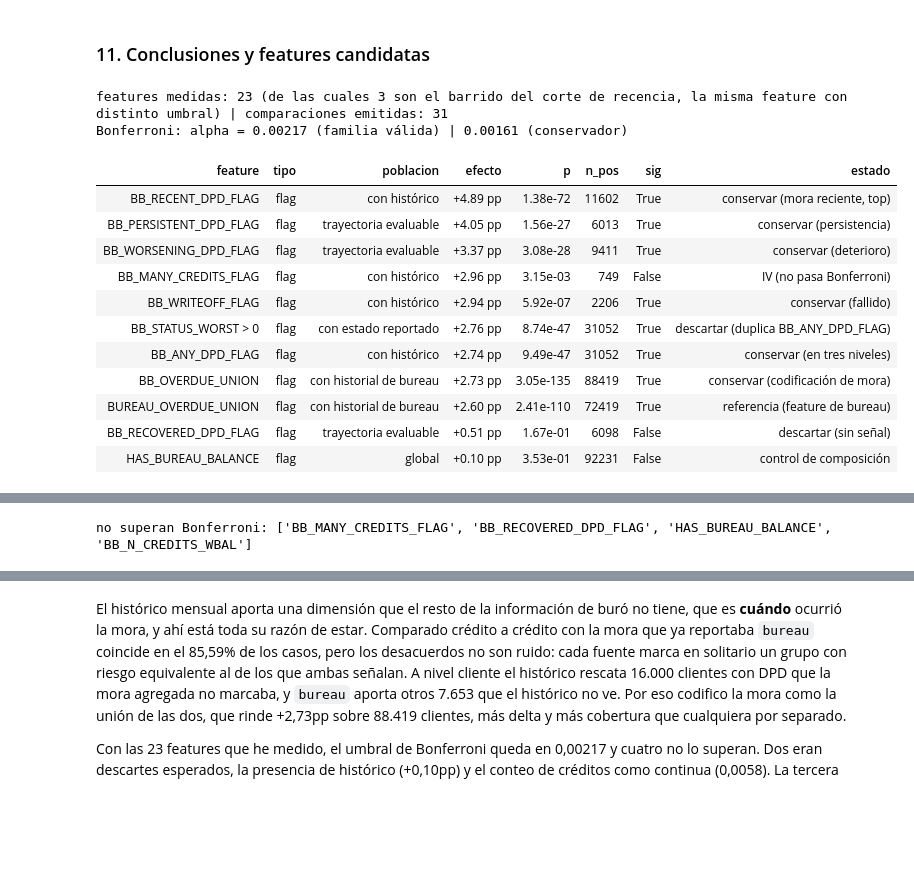
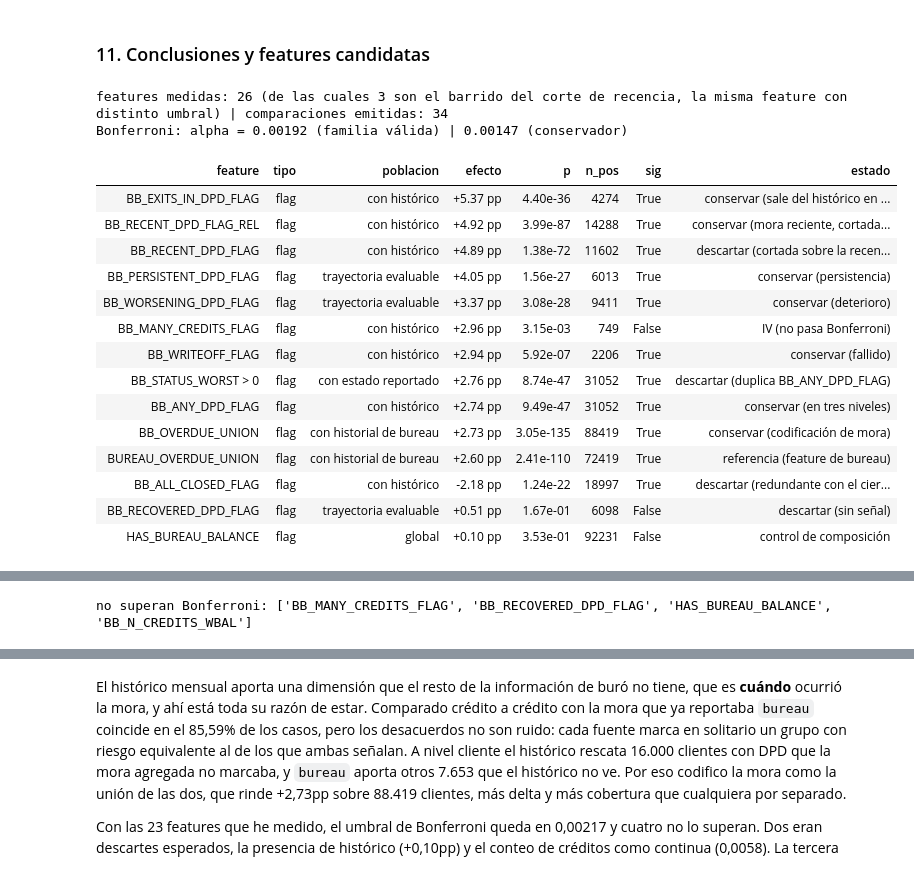
Before and after one commit to yeraybc/home-credit-default-risk, a Jupyter notebook: notebooks/03_eda_bureau_balance.ipynb, the cells around one changed output, grey strips where cells are left out. Saved outputs shown, nothing was run; the diff lists cells and outputs as text; code cells hidden in the pictures; blank space fills up the shorter version.

```diff
--- a/notebooks/03_eda_bureau_balance.ipynb
+++ b/notebooks/03_eda_bureau_balance.ipynb
@@ -684,0 +709,15 @@ población: 470,762 créditos con ventana de 6 meses o más
+# %%
+# ¿en qué estado se despide cada crédito del histórico?
+credf["ult"] = t.groupby("SK_ID_BUREAU")["STATUS"].last().astype(str)
+tabu = credf.groupby("ult", observed=True)["TARGET"].agg(n="size", tasa="mean").reindex(orden)
+tabu["tasa"] = (tabu["tasa"] * 100).round(2)
+display(tabu)
+
+fig, ax = plt.subplots(figsize=(7, 3.2))
+colores = ["mediumseagreen", "orange", COLOR_NODEF, "gold", "goldenrod", "darkorange", "orangered", COLOR_DEF]
+barras = ax.bar(orden, tabu["tasa"], color=colores)
+ax.bar_label(barras, fmt="%.2f")
+ax.axhline(credf["TARGET"].mean() * 100, color="black", ls="--", label="default global")
+ax.set(title="Salir del histórico en mora casi dobla el riesgo de salir cerrado",
+       ylabel="% default", xlabel="estado en el último mes observado")
+ax.legend(); plt.tight_layout(); plt.show()
@@ -684,0 +736,24 @@ población: 470,762 créditos con ventana de 6 meses o más
+# %%
+# tres preguntas que la trayectoria deja abiertas, medidas antes de proponer nada
+p1 = t.loc[par & t["STATUS"].astype(str).eq("1")].assign(sig=sig)
+escalo = p1.groupby("SK_ID_BUREAU")["sig"].apply(lambda x: x.isin(["2", "3", "4", "5"]).any())
+curo = p1.groupby("SK_ID_BUREAU")["sig"].apply(lambda x: x.isin(["0", "C"]).any())
+paso_por_1 = credf.index.isin(escalo.index)
+
+nuevo = t["isDPD"] & ~t.groupby("SK_ID_BUREAU")["isDPD"].shift(1, fill_value=False)
+credf["episodios"] = nuevo.groupby(t["SK_ID_BUREAU"]).sum()
+con_mora = credf["n_dpd"] > 0
+
+ev_cred.evaluar_flags([
+    ("escaló desde el primer tramo", escalo.reindex(credf.index, fill_value=False), paso_por_1, "pasaron por el tramo 1"),
+    ("curó sin escalar", (curo & ~escalo).reindex(credf.index, fill_value=False), paso_por_1, "pasaron por el tramo 1"),
+    ("dos o más episodios de mora", credf["episodios"] >= 2, con_mora, "créditos con mora"),
+])
+print(f"Pearson entre episodios y meses en mora: {credf.loc[con_mora, 'episodios'].corr(credf.loc[con_mora, 'n_dpd']):.4f}")
+
+# ¿importa cuándo llega el primer impago dentro de la vida observada del crédito?
+credf["mes_primer_dpd"] = t.loc[t["isDPD"]].groupby("SK_ID_BUREAU")["MONTHS_BALANCE"].min() - credf["ini"]
+bp = pd.cut(credf["mes_primer_dpd"], [-1, 5, 11, 23, 200], labels=["0-5m", "6-11m", "12-23m", "24m+"])
+tabp = credf.groupby(bp, observed=True)["TARGET"].agg(n="size", tasa="mean")
+tabp["tasa"] = (tabp["tasa"] * 100).round(2)
+display(tabp)
@@ -1327,7 +1516,10 @@ En resumen, lo que entra es el núcleo de mora reciente (`BB_RECENT_DPD_FLAG` y
 # %%
 # ranking consolidado: una decisión por feature, con la población en la que se midió
 ESTADO = {
-    "BB_RECENT_DPD_FLAG": "conservar (mora reciente, top)",
+    "BB_RECENT_DPD_FLAG_REL": "conservar (mora reciente, cortada sobre la recencia relativa)",
+    "BB_RECENT_DPD_FLAG": "descartar (cortada sobre la recencia absoluta, que también se descarta)",
+    "BB_EXITS_IN_DPD_FLAG": "conservar (sale del histórico en mora)",
+    "BB_ALL_CLOSED_FLAG": "descartar (redundante con el cierre que reporta bureau)",
     "BB_MONTHS_SINCE_LAST_DPD_REL": "conservar (recencia, en tramos)",
     "BB_OVERDUE_UNION": "conservar (codificación de mora)",
     "BB_ANY_DPD_FLAG": "conservar (en tres niveles)",
@@ -1347,36 +1539,38 @@ ESTADO = {
     "BB_RECOVERED_DPD_FLAG": "descartar (sin señal)",
     "HAS_BUREAU_BALANCE": "control de composición",
     "BUREAU_OVERDUE_UNION": "referencia (feature de bureau)",
 }
 barrido = [f["feature"] for f in ev.fb_flags if f["feature"].startswith("impago en los últimos")]
 
 n_feat = len(ev.fb_flags) + len(ev.fb_cont)          # familia válida: una decisión por feature
 alpha = 0.05 / n_feat
 alpha_consv = 0.05 / len(ev.fb_comparisons)          # todas las emitidas, referencia conservadora
 print(f"features medidas: {n_feat} (de las cuales {len(barrido)} son el barrido del corte de recencia, "
       f"la misma feature con distinto umbral) | comparaciones emitidas: {len(ev.fb_comparisons)}")
 print(f"Bonferroni: alpha = {alpha:.5f} (familia válida) | {alpha_consv:.5f} (conservador)")
 
 
 def consolidar(acumulador):
     """tabla de decisión: efecto, significancia tras Bonferroni y estado, sin las filas del barrido."""
     d = pd.DataFrame(acumulador).query("feature not in @barrido").copy()
     d["sig"] = d["p"] < alpha
     d["estado"] = d["feature"].map(ESTADO)
     assert d["estado"].notna().all(), f"features sin estado: {d.loc[d.estado.isna(), 'feature'].tolist()}"
     return d.sort_values("efecto", key=abs, ascending=False)
 
 
 rank_flags, rank_cont = consolidar(ev.fb_flags), consolidar(ev.fb_cont)
 display(rank_flags.style.hide(axis="index").format({"efecto": "{:+.2f} pp", "p": "{:.2e}"}))
 display(rank_cont.style.hide(axis="index").format({"efecto": "{:.4f}", "p": "{:.2e}"}))
 no_pasan = pd.concat([rank_flags, rank_cont]).query("not sig")["feature"].tolist()
 print(f"no superan Bonferroni: {no_pasan}")
 # %% [output]
-features medidas: 23 (de las cuales 3 son el barrido del corte de recencia, la misma feature con distinto umbral) | comparaciones emitidas: 31
-Bonferroni: alpha = 0.00217 (familia válida) | 0.00161 (conservador)
+features medidas: 26 (de las cuales 3 son el barrido del corte de recencia, la misma feature con distinto umbral) | comparaciones emitidas: 34
+Bonferroni: alpha = 0.00192 (familia válida) | 0.00147 (conservador)
 | feature | tipo | poblacion | efecto | p | n_pos | sig | estado |
-| BB_RECENT_DPD_FLAG | flag | con histórico | +4.89 pp | 1.38e-72 | 11602 | True | conservar (mora reciente, top) |
+| BB_EXITS_IN_DPD_FLAG | flag | con histórico | +5.37 pp | 4.40e-36 | 4274 | True | conservar (sale del histórico en ... |
+| BB_RECENT_DPD_FLAG_REL | flag | con histórico | +4.92 pp | 3.99e-87 | 14288 | True | conservar (mora reciente, cortada... |
+| BB_RECENT_DPD_FLAG | flag | con histórico | +4.89 pp | 1.38e-72 | 11602 | True | descartar (cortada sobre la recen... |
 | BB_PERSISTENT_DPD_FLAG | flag | trayectoria evaluable | +4.05 pp | 1.56e-27 | 6013 | True | conservar (persistencia) |
 | BB_WORSENING_DPD_FLAG | flag | trayectoria evaluable | +3.37 pp | 3.08e-28 | 9411 | True | conservar (deterioro) |
 | BB_MANY_CREDITS_FLAG | flag | con histórico | +2.96 pp | 3.15e-03 | 749 | False | IV (no pasa Bonferroni) |
@@ -1385,6 +1579,7 @@ Bonferroni: alpha = 0.00217 (familia válida) | 0.00161 (conservador)
 | BB_ANY_DPD_FLAG | flag | con histórico | +2.74 pp | 9.49e-47 | 31052 | True | conservar (en tres niveles) |
 | BB_OVERDUE_UNION | flag | con historial de bureau | +2.73 pp | 3.05e-135 | 88419 | True | conservar (codificación de mora) |
 | BUREAU_OVERDUE_UNION | flag | con historial de bureau | +2.60 pp | 2.41e-110 | 72419 | True | referencia (feature de bureau) |
+| BB_ALL_CLOSED_FLAG | flag | con histórico | -2.18 pp | 1.24e-22 | 18997 | True | descartar (redundante con el cier... |
 | BB_RECOVERED_DPD_FLAG | flag | trayectoria evaluable | +0.51 pp | 1.67e-01 | 6098 | False | descartar (sin señal) |
 | HAS_BUREAU_BALANCE | flag | global | +0.10 pp | 3.53e-01 | 92231 | False | control de composición |
 | feature | tipo | poblacion | efecto | p | n_pos | sig | estado |
```
Also changed, not shown: parts of 11 cells of this notebook, 1 other file.
